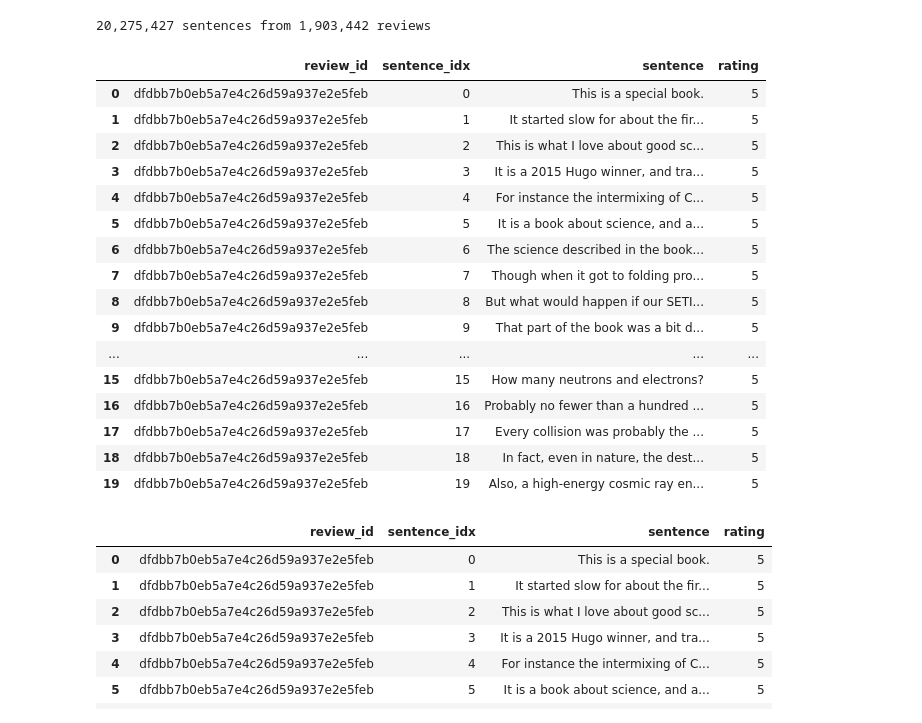
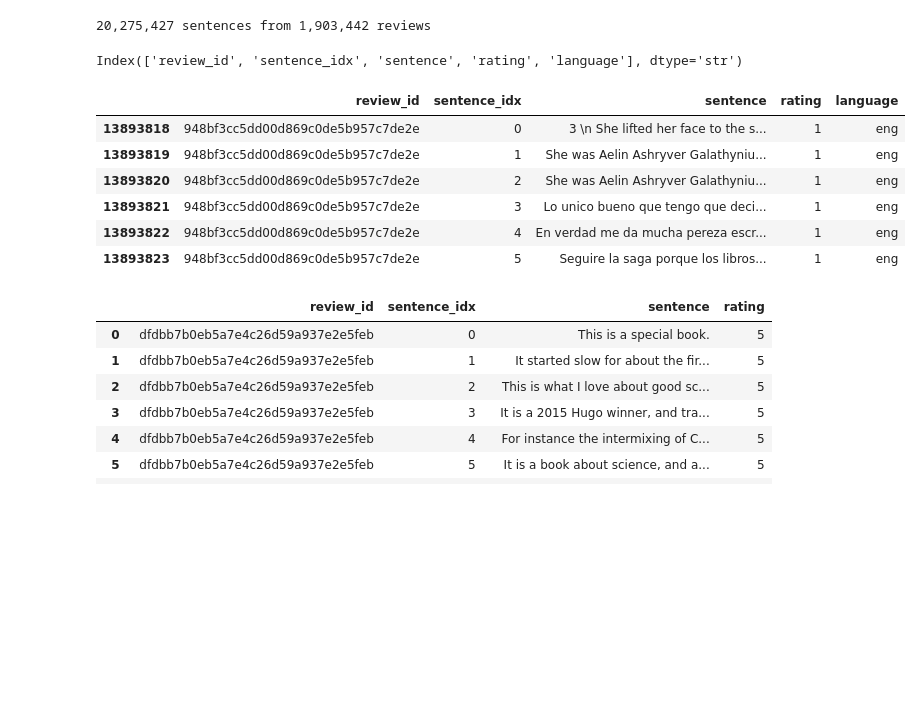
Before and after one commit to khwezikunene/story-evaluation-dissertation, a Jupyter notebook: scripts/objective1.ipynb, the cells around one changed output. Saved outputs shown, nothing was run; the diff lists cells and outputs as text; code cells hidden in the pictures; blank space fills up the shorter version.

```diff
--- a/scripts/objective1.ipynb
+++ b/scripts/objective1.ipynb
@@ -154,7 +175,7 @@ Configuration loaded.
 def tokenise_reviews(df: pd.DataFrame) -> pd.DataFrame:
     """
     Explode each review into one row per sentence.
-    Returns columns: review_id, sentence_idx, sentence, rating
+    Returns columns: review_id, sentence_idx, sentence, rating, language_code
     """
     rows = []
     for _, row in tqdm(df.iterrows(), total=len(df), desc="Tokenising"):
@@ -167,6 +188,7 @@ def tokenise_reviews(df: pd.DataFrame) -> pd.DataFrame:
                 "sentence_idx": idx,
                 "sentence":     sent,
                 "rating":       row["rating"],
+                "language":  row["language_code"],
             })
     return pd.DataFrame(rows)
 
@@ -175,26 +197,32 @@ print(f"{len(df_sents):,} sentences from {df['review_id'].nunique():,} reviews")
 #df_sents.head(4)
 # %% [output]
 20,275,427 sentences from 1,903,442 reviews
+# %%
+df_sents['language'].unique()
+df_sents.columns
+# %% [output]
+Index(['review_id', 'sentence_idx', 'sentence', 'rating', 'language'], dtype='str')
+# %%
+def detect_language(text):
+    try:
+        return detect(str(text))
+    except:
+        return None
+
+##df_sents["detected_lang"] = df_sents["sentence"].apply(detect_language) # takes too long
+#non_ascii_mask = df_sents["text"].str.contains(r"[^\x00-\x7F]", na=False) # loo
+df_sents["lang"] = df_sents["sentence"].apply(lambda x: classify(str(x))[0])
 # %%
-df_sents[df_sents['review_id']== 'dfdbb7b0eb5a7e4c26d59a937e2e5feb']
+df_sents[df_sents['review_id']== '948bf3cc5dd00d869c0de5b957c7de2e']
+#df_sents[df_sents['review_id']== 'dfdbb7b0eb5a7e4c26d59a937e2e5feb']
 # %% [output]
-|  | review_id | sentence_idx | sentence | rating |
-| 0 | dfdbb7b0eb5a7e4c26d59a937e2e5feb | 0 | This is a special book. | 5 |
-| 1 | dfdbb7b0eb5a7e4c26d59a937e2e5feb | 1 | It started slow for about the fir... | 5 |
-| 2 | dfdbb7b0eb5a7e4c26d59a937e2e5feb | 2 | This is what I love about good sc... | 5 |
-| 3 | dfdbb7b0eb5a7e4c26d59a937e2e5feb | 3 | It is a 2015 Hugo winner, and tra... | 5 |
-| 4 | dfdbb7b0eb5a7e4c26d59a937e2e5feb | 4 | For instance the intermixing of C... | 5 |
-| 5 | dfdbb7b0eb5a7e4c26d59a937e2e5feb | 5 | It is a book about science, and a... | 5 |
-| 6 | dfdbb7b0eb5a7e4c26d59a937e2e5feb | 6 | The science described in the book... | 5 |
-| 7 | dfdbb7b0eb5a7e4c26d59a937e2e5feb | 7 | Though when it got to folding pro... | 5 |
-| 8 | dfdbb7b0eb5a7e4c26d59a937e2e5feb | 8 | But what would happen if our SETI... | 5 |
-| 9 | dfdbb7b0eb5a7e4c26d59a937e2e5feb | 9 | That part of the book was a bit d... | 5 |
-| ... | ... | ... | ... | ... |
-| 15 | dfdbb7b0eb5a7e4c26d59a937e2e5feb | 15 | How many neutrons and electrons? | 5 |
-| 16 | dfdbb7b0eb5a7e4c26d59a937e2e5feb | 16 | Probably no fewer than a hundred ... | 5 |
-| 17 | dfdbb7b0eb5a7e4c26d59a937e2e5feb | 17 | Every collision was probably the ... | 5 |
-| 18 | dfdbb7b0eb5a7e4c26d59a937e2e5feb | 18 | In fact, even in nature, the dest... | 5 |
-| 19 | dfdbb7b0eb5a7e4c26d59a937e2e5feb | 19 | Also, a high-energy cosmic ray en... | 5 |
+|  | review_id | sentence_idx | sentence | rating | language |
+| 13893818 | 948bf3cc5dd00d869c0de5b957c7de2e | 0 | 3 \n She lifted her face to the s... | 1 | eng |
+| 13893819 | 948bf3cc5dd00d869c0de5b957c7de2e | 1 | She was Aelin Ashryver Galathyniu... | 1 | eng |
+| 13893820 | 948bf3cc5dd00d869c0de5b957c7de2e | 2 | She was Aelin Ashryver Galathyniu... | 1 | eng |
+| 13893821 | 948bf3cc5dd00d869c0de5b957c7de2e | 3 | Lo unico bueno que tengo que deci... | 1 | eng |
+| 13893822 | 948bf3cc5dd00d869c0de5b957c7de2e | 4 | En verdad me da mucha pereza escr... | 1 | eng |
+| 13893823 | 948bf3cc5dd00d869c0de5b957c7de2e | 5 | Seguire la saga porque los libros... | 1 | eng |
 # %%
 df_sents.head(25)
 # %% [output]
```
Also changed, not shown: parts of 5 cells of this notebook, 1 other file.
